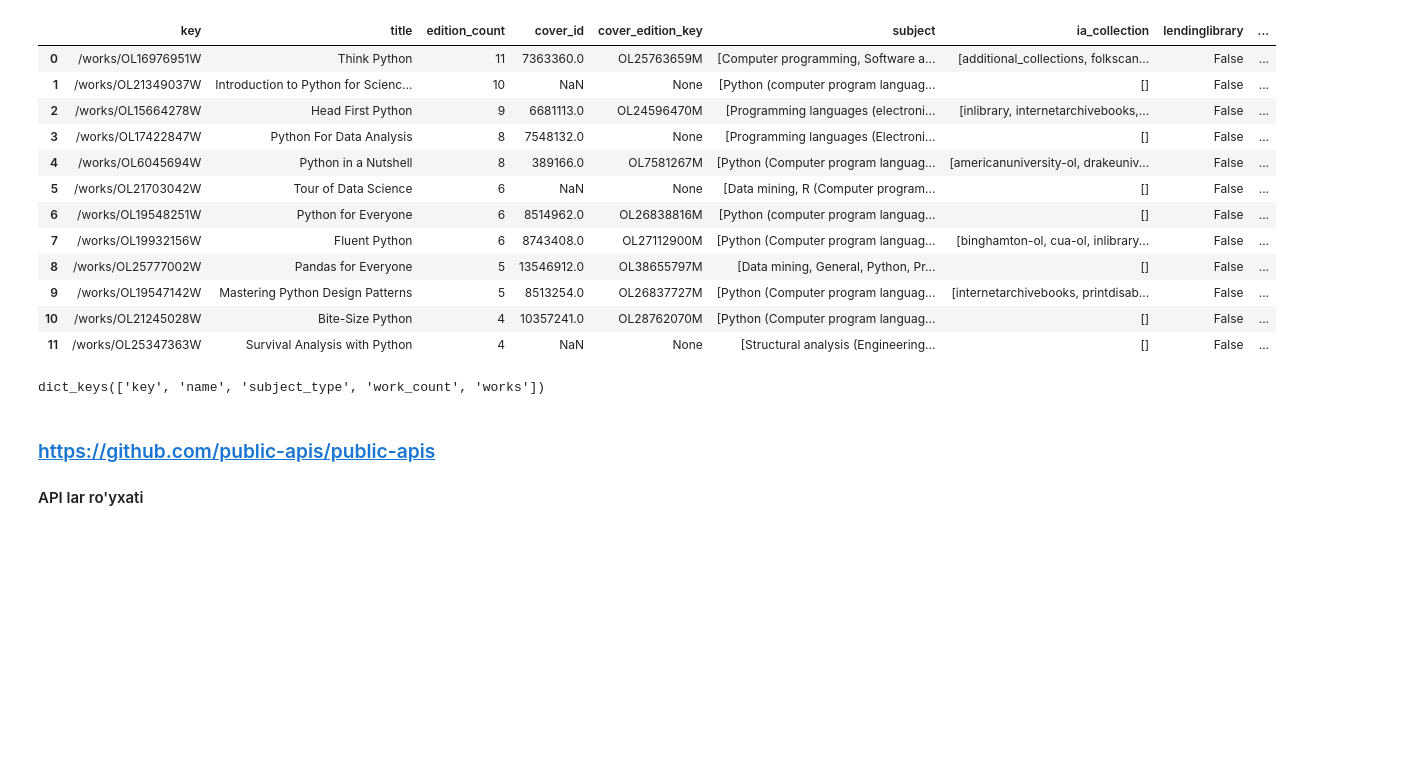
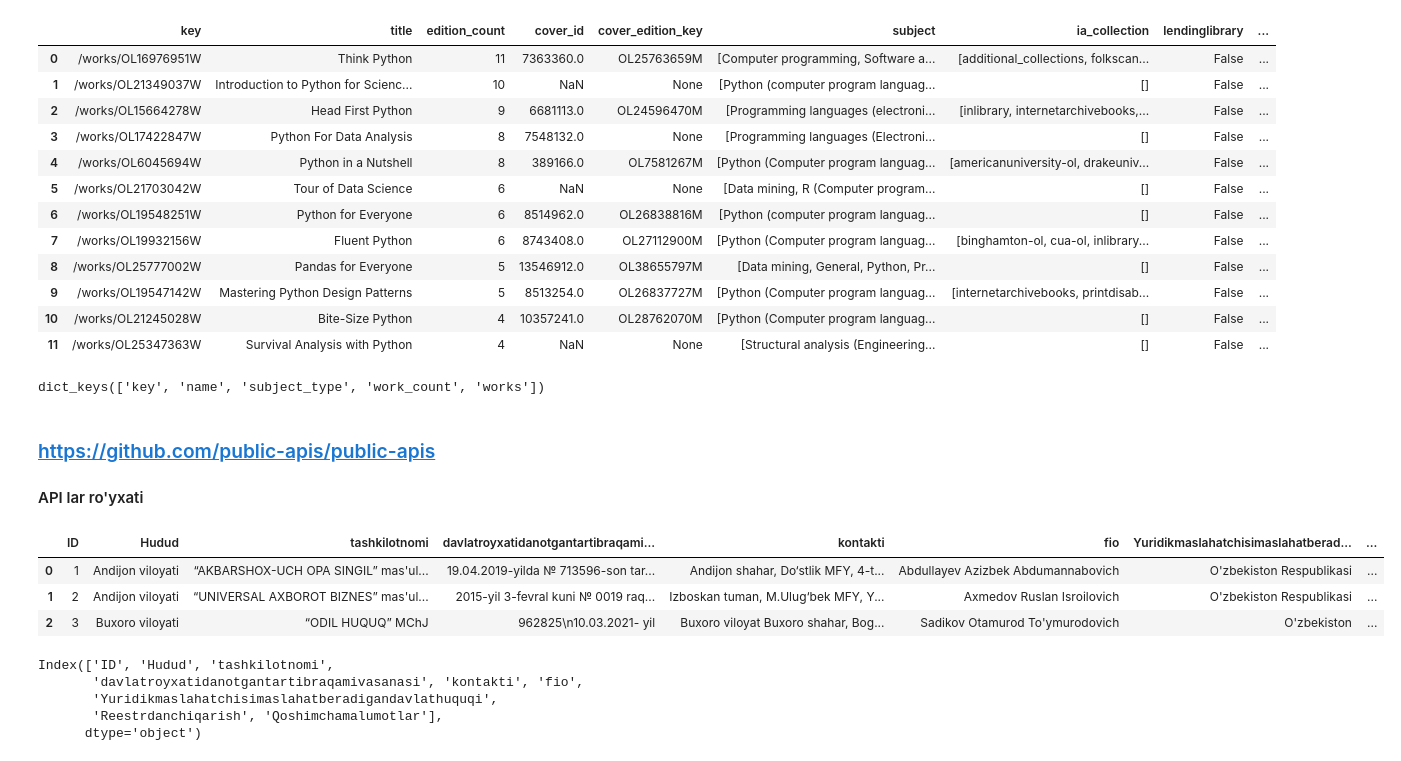
Before and after one commit to ulubeykhuja/mohir_dev_lessons, a Jupyter notebook: 3modul.ipynb, the cells around one changed output. Cells and saved outputs as stored; diff of their text form; code cells hidden in the pictures; blank space fills up the shorter version.

```diff
--- a/3modul.ipynb
+++ b/3modul.ipynb
@@ -339,3 +343,20 @@ dict_keys(['key', 'name', 'subject_type', 'work_count', 'works'])
 # %% [markdown]
 ### https://github.com/public-apis/public-apis
 #### API lar ro'yxati
+# %%
+uz = pd.read_json("1-014-0012.json")
+# %%
+uz.head(3)
+# %% [output]
+|  | ID | Hudud | tashkilotnomi | davlatroyxatidanotgantartibraqami... | kontakti | fio | Yuridikmaslahatchisimaslahatberad... | ... |
+| 0 | 1 | Andijon viloyati | “AKBARSHOX-UCH OPA SINGIL” mas'ul... | 19.04.2019-yilda № 713596-son tar... | Andijon shahar, Do‘stlik MFY, 4-t... | Abdullayev Azizbek Abdumannabovich | O'zbekiston Respublikasi | ... |
+| 1 | 2 | Andijon viloyati | “UNIVERSAL AXBOROT BIZNES” mas'ul... | 2015-yil 3-fevral kuni № 0019 raq... | Izboskan tuman, M.Ulug‘bek MFY, Y... | Axmedov Ruslan Isroilovich | O'zbekiston Respublikasi | ... |
+| 2 | 3 | Buxoro viloyati | “ODIL HUQUQ” MChJ | 962825\n10.03.2021- yil | Buxoro viloyat Buxoro shahar, Bog... | Sadikov Otamurod To'ymurodovich | O'zbekiston | ... |
+# %%
+uz.keys()
+# %% [output]
+Index(['ID', 'Hudud', 'tashkilotnomi',
+       'davlatroyxatidanotgantartibraqamivasanasi', 'kontakti', 'fio',
+       'Yuridikmaslahatchisimaslahatberadigandavlathuquqi',
+       'Reestrdanchiqarish', 'Qoshimchamalumotlar'],
+      dtype='object')
```
Also changed, not shown: parts of 1 cell of this notebook, 5 other files.
